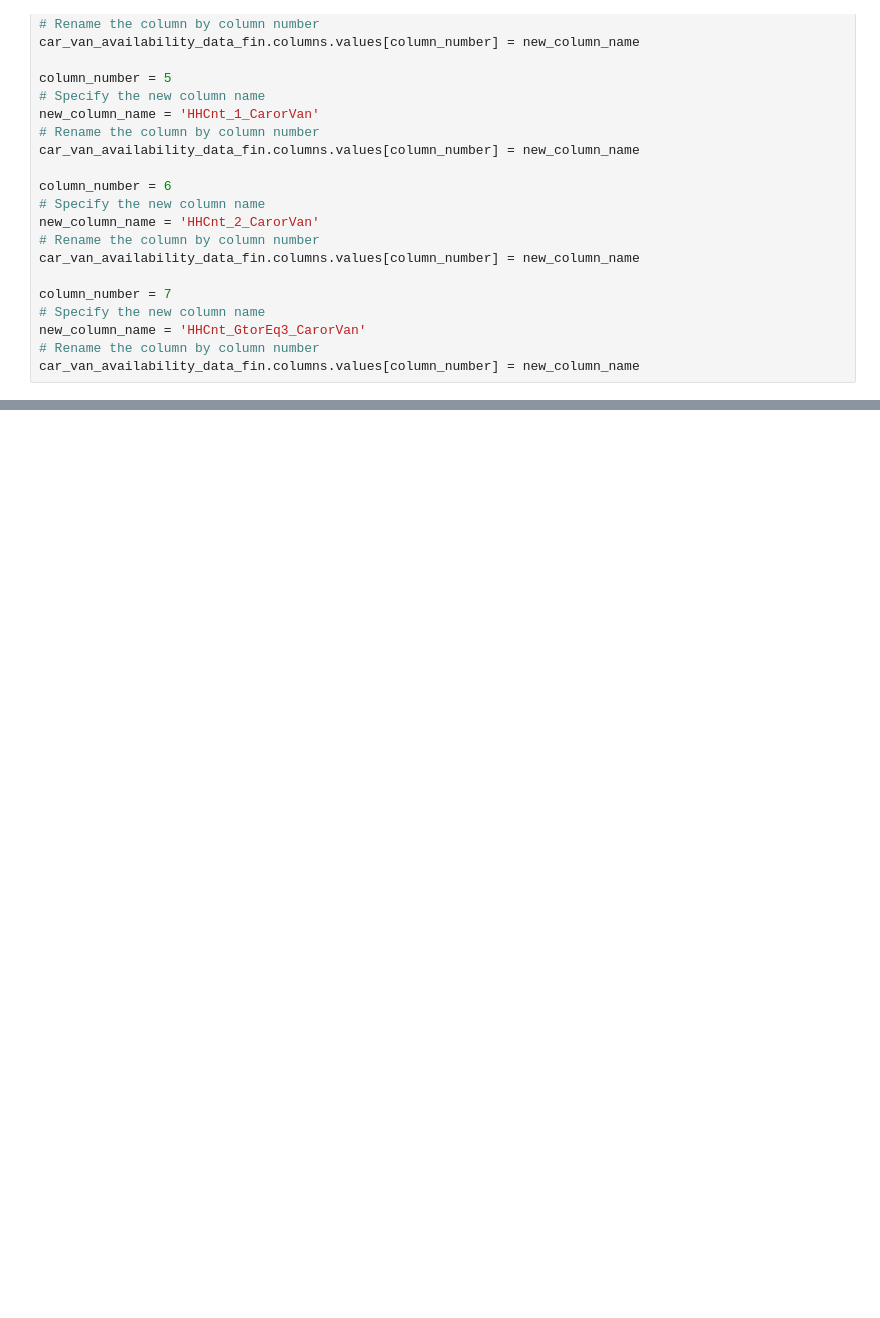
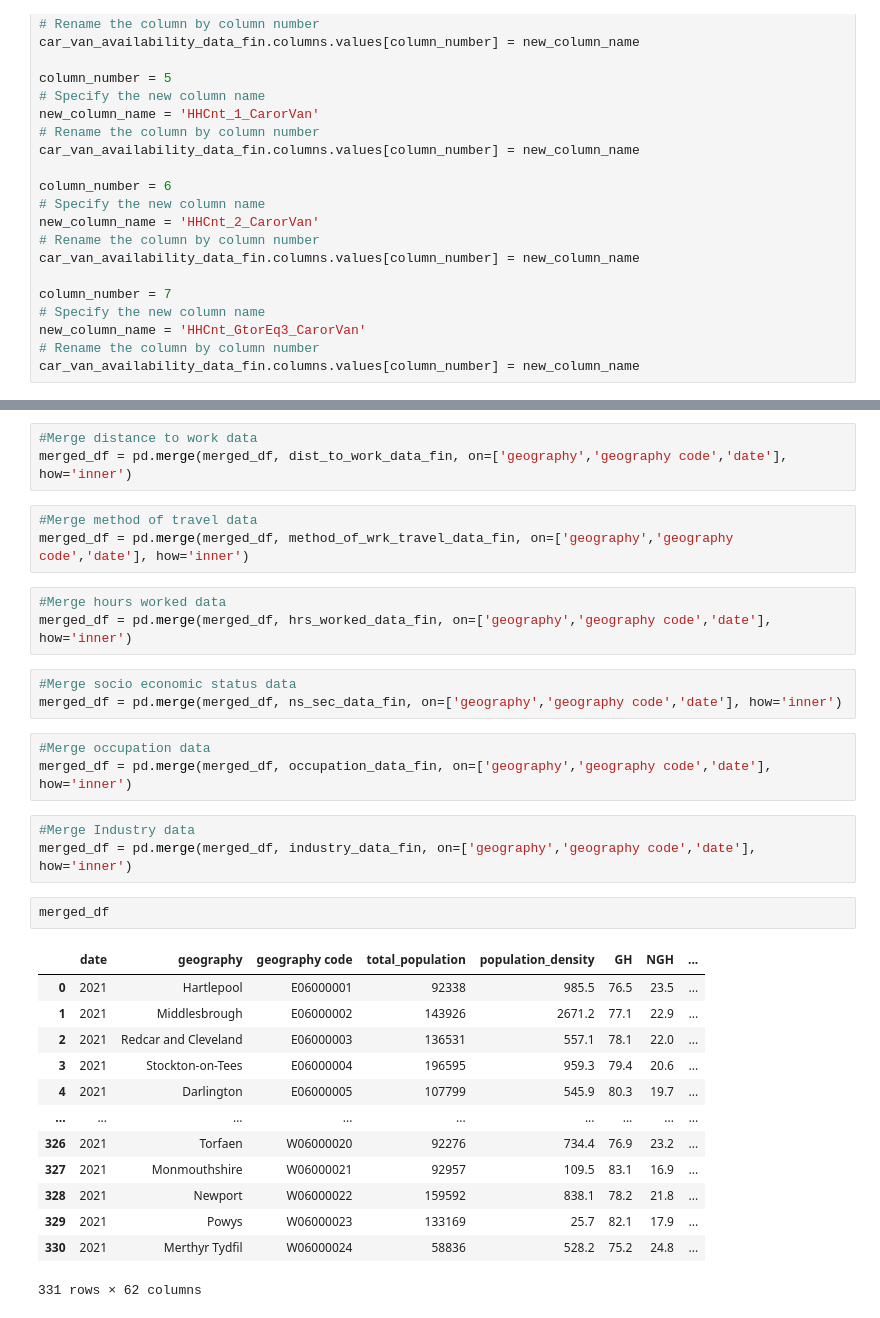
Before and after one commit to NamiJose/Dissertation, a Jupyter notebook: dataload.ipynb, the cells around one changed output, grey strips where cells are left out. Saved outputs shown, nothing was run; the diff lists cells and outputs as text; blank space fills up the shorter version.

```diff
--- a/dataload.ipynb
+++ b/dataload.ipynb
@@ -404,0 +449,34 @@ occupation_data_fin.rename(columns=column_mapping, inplace=True)
+# %%
+#Merge distance to work data
+merged_df = pd.merge(merged_df, dist_to_work_data_fin, on=['geography','geography code','date'], how='inner')
+# %%
+#Merge method of travel data
+merged_df = pd.merge(merged_df, method_of_wrk_travel_data_fin, on=['geography','geography code','date'], how='inner')
+# %%
+#Merge hours worked data
+merged_df = pd.merge(merged_df, hrs_worked_data_fin, on=['geography','geography code','date'], how='inner')
+# %%
+#Merge socio economic status data
+merged_df = pd.merge(merged_df, ns_sec_data_fin, on=['geography','geography code','date'], how='inner')
+# %%
+#Merge occupation data
+merged_df = pd.merge(merged_df, occupation_data_fin, on=['geography','geography code','date'], how='inner')
+# %%
+#Merge Industry data
+merged_df = pd.merge(merged_df, industry_data_fin, on=['geography','geography code','date'], how='inner')
+# %%
+merged_df
+# %% [output]
+|  | date | geography | geography code | total_population | population_density | GH | NGH | ... |
+| 0 | 2021 | Hartlepool | E06000001 | 92338 | 985.5 | 76.5 | 23.5 | ... |
+| 1 | 2021 | Middlesbrough | E06000002 | 143926 | 2671.2 | 77.1 | 22.9 | ... |
+| 2 | 2021 | Redcar and Cleveland | E06000003 | 136531 | 557.1 | 78.1 | 22.0 | ... |
+| 3 | 2021 | Stockton-on-Tees | E06000004 | 196595 | 959.3 | 79.4 | 20.6 | ... |
+| 4 | 2021 | Darlington | E06000005 | 107799 | 545.9 | 80.3 | 19.7 | ... |
+| ... | ... | ... | ... | ... | ... | ... | ... | ... |
+| 326 | 2021 | Torfaen | W06000020 | 92276 | 734.4 | 76.9 | 23.2 | ... |
+| 327 | 2021 | Monmouthshire | W06000021 | 92957 | 109.5 | 83.1 | 16.9 | ... |
+| 328 | 2021 | Newport | W06000022 | 159592 | 838.1 | 78.2 | 21.8 | ... |
+| 329 | 2021 | Powys | W06000023 | 133169 | 25.7 | 82.1 | 17.9 | ... |
+| 330 | 2021 | Merthyr Tydfil | W06000024 | 58836 | 528.2 | 75.2 | 24.8 | ... |
+331 rows × 62 columns
```
Also changed, not shown: parts of 31 cells of this notebook, 8 other files.
